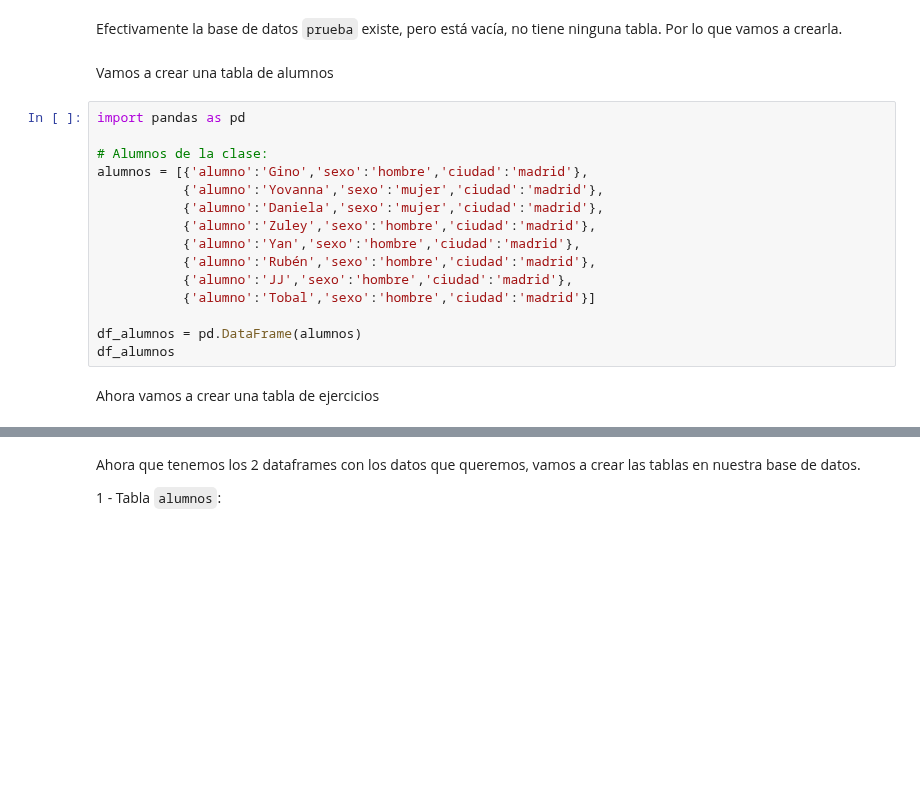
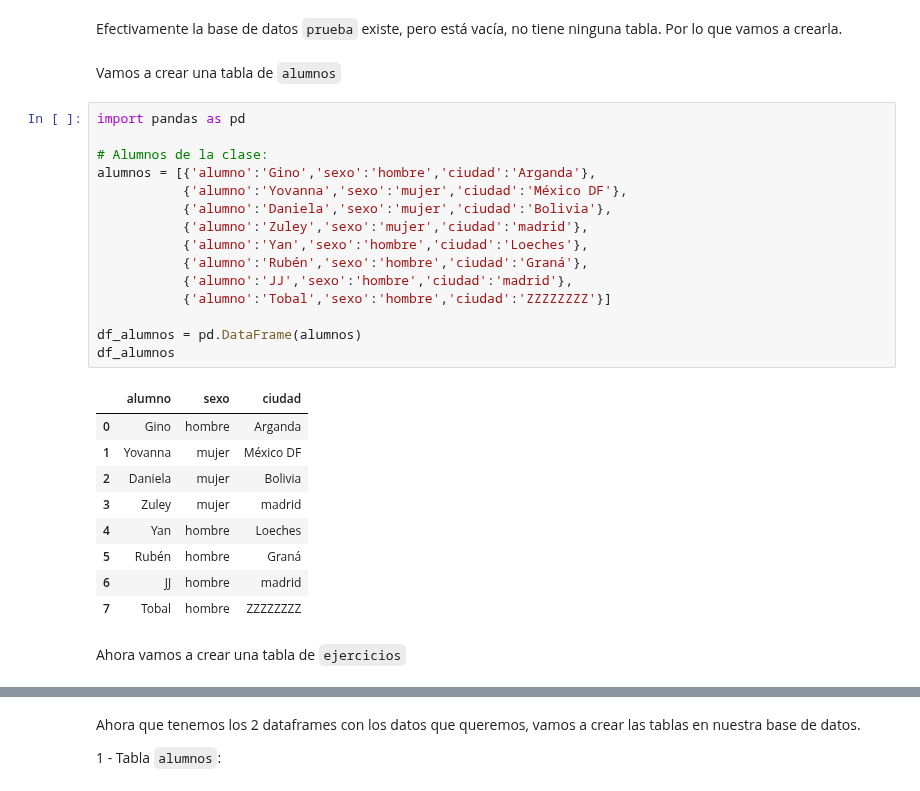
Before and after one commit to zamaestre/Apuntes_Data_Junio24, a Jupyter notebook: Materiales/DB con Python/1.1 - Conectando con DB.ipynb, the cells around one changed output, grey strips where cells are left out. Drawn from its saved outputs; the diff is of its cells as text; blank space fills up the shorter version.

```diff
--- a/Materiales/DB con Python/1.1 - Conectando con DB.ipynb
+++ b/Materiales/DB con Python/1.1 - Conectando con DB.ipynb
@@ -88,23 +110,33 @@ for x in cursor:
 # %% [markdown]
 Efectivamente la base de datos `prueba` existe, pero está vacía, no tiene ninguna tabla. Por lo que vamos a crearla.
 # %% [markdown]
-Vamos a crear una tabla de alumnos
+Vamos a crear una tabla de `alumnos`
 # %%
 import pandas as pd
 
 # Alumnos de la clase:
-alumnos = [{'alumno':'Gino','sexo':'hombre','ciudad':'madrid'},
-           {'alumno':'Yovanna','sexo':'mujer','ciudad':'madrid'},
-           {'alumno':'Daniela','sexo':'mujer','ciudad':'madrid'},
-           {'alumno':'Zuley','sexo':'hombre','ciudad':'madrid'},
-           {'alumno':'Yan','sexo':'hombre','ciudad':'madrid'},
-           {'alumno':'Rubén','sexo':'hombre','ciudad':'madrid'},
+alumnos = [{'alumno':'Gino','sexo':'hombre','ciudad':'Arganda'},
+           {'alumno':'Yovanna','sexo':'mujer','ciudad':'México DF'},
+           {'alumno':'Daniela','sexo':'mujer','ciudad':'Bolivia'},
+           {'alumno':'Zuley','sexo':'mujer','ciudad':'madrid'},
+           {'alumno':'Yan','sexo':'hombre','ciudad':'Loeches'},
+           {'alumno':'Rubén','sexo':'hombre','ciudad':'Graná'},
            {'alumno':'JJ','sexo':'hombre','ciudad':'madrid'},
-           {'alumno':'Tobal','sexo':'hombre','ciudad':'madrid'}]
+           {'alumno':'Tobal','sexo':'hombre','ciudad':'ZZZZZZZZ'}]
 
 df_alumnos = pd.DataFrame(alumnos)
 df_alumnos
+# %% [output]
+|  | alumno | sexo | ciudad |
+| 0 | Gino | hombre | Arganda |
+| 1 | Yovanna | mujer | México DF |
+| 2 | Daniela | mujer | Bolivia |
+| 3 | Zuley | mujer | madrid |
+| 4 | Yan | hombre | Loeches |
+| 5 | Rubén | hombre | Graná |
+| 6 | JJ | hombre | madrid |
+| 7 | Tobal | hombre | ZZZZZZZZ |
 # %% [markdown]
-Ahora vamos a crear una tabla de ejercicios
+Ahora vamos a crear una tabla de `ejercicios`
 # %%
 #ejercicios va a ser una lista de notas aleatorias de los alumnos
```
Also changed, not shown: parts of 30 cells of this notebook.
